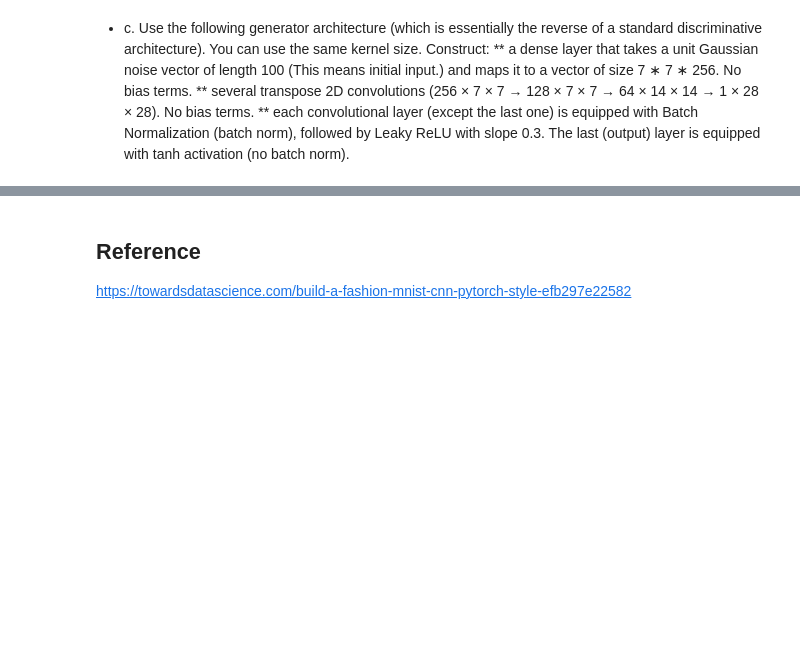
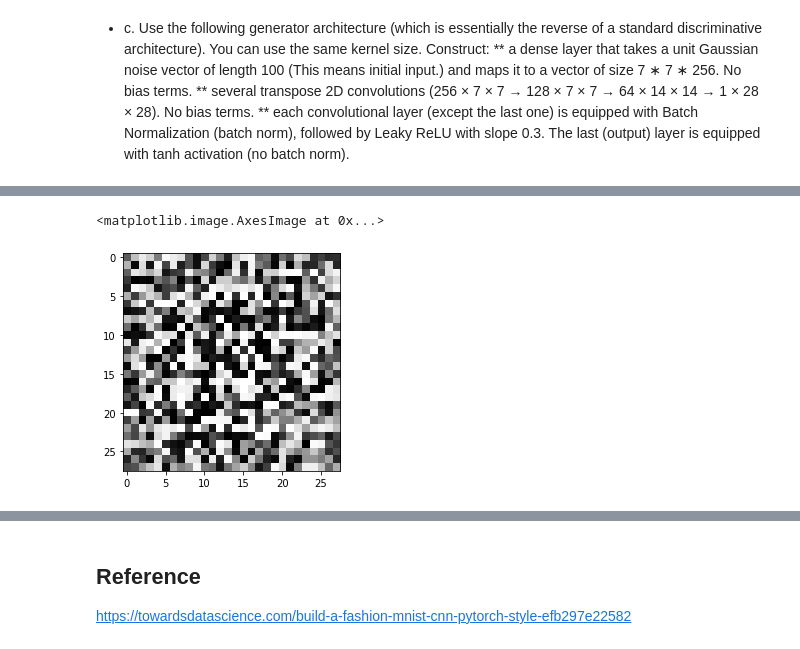
Before and after one commit to yeb2Binfang/ECE-GY9123_DL, a Jupyter notebook: HW/HW6/HW6.ipynb, the cells around one changed output, grey strips where cells are left out. Saved outputs shown, nothing was run; the diff lists cells and outputs as text; code cells hidden in the pictures; blank space fills up the shorter version.

```diff
--- a/HW/HW6/HW6.ipynb
+++ b/HW/HW6/HW6.ipynb
@@ -194,19 +196,19 @@ equipped with tanh activation (no batch norm).
 # %%
 def generator_model():
   model = nn.Sequential(
-      nn.ConvTranspose2d(100,256,5,2,2,bias=False),
+      nn.ConvTranspose2d(100,256,7,1,0,bias=False),
       nn.BatchNorm2d(256),
       nn.LeakyReLU(0.3),
 
-      nn.ConvTranspose2d(256,128,5,2,2,bias=False),
+      nn.ConvTranspose2d(256,128,5,1,2,bias=False),
       nn.BatchNorm2d(128),
       nn.LeakyReLU(0.3),
 
-      nn.ConvTranspose2d(128,64,5,2,2,bias=False),
+      nn.ConvTranspose2d(128,64,6,2,2,bias=False),
       nn.BatchNorm2d(64),
       nn.LeakyReLU(0.3),
 
-      nn.ConvTranspose2d(64,1,5,2,2,bias=False),
+      nn.ConvTranspose2d(64,1,6,2,2,bias=False),
       nn.Tanh()
   )
   return model
@@ -217,0 +236,9 @@ RuntimeError: ignored
+# %%
+latent = torch.randn(1,100, 1, 1)
+# %%
+im = generator(latent)
+# %%
+plt.imshow(im[0, 0, :, :].detach(),cmap='gray')
+# %% [output]
+<matplotlib.image.AxesImage at 0x...>
+[figure, added]
```
Also changed, not shown: parts of 8 cells of this notebook.
